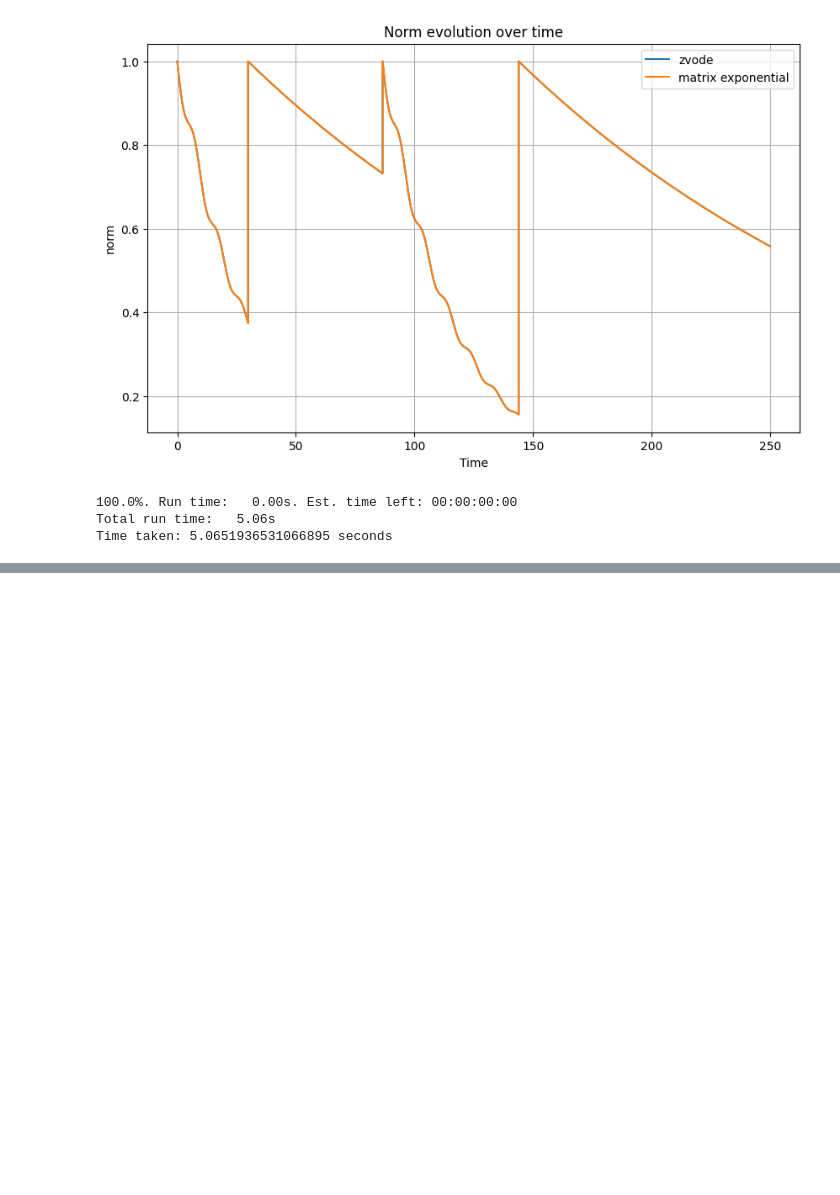
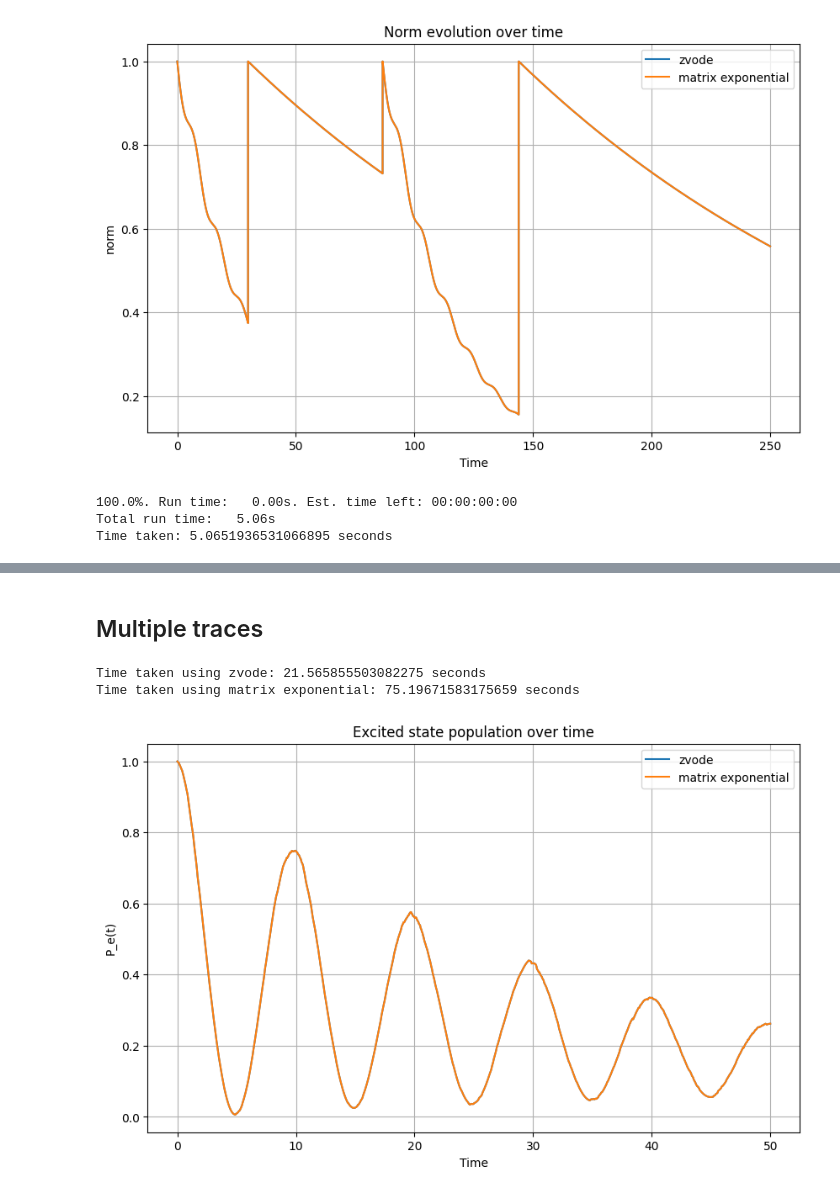
Before and after one commit to p-pietro/tp4-exercises, a Jupyter notebook: python/montecarlo.ipynb, the cells around one changed output, grey strips where cells are left out. Drawn from its saved outputs; the diff is of its cells as text; code cells hidden in the pictures; blank space fills up the shorter version.

Commit message:
implement average and parameters

```diff
--- a/python/montecarlo.ipynb
+++ b/python/montecarlo.ipynb
@@ -289,0 +292,32 @@ Text(0.5, 1.0, 'Vacuum Rabi oscillations at T=0.1')
+# %% [markdown]
+## Multiple traces
+# %%
+times = np.linspace(0, 50, 1000)
+
+start_time = time.time()
+result_ode = montecarlo_average(H, c_op_list, psi0, times, 500, sp @ sm, 42, True)
+
+end_time = time.time()
+print(f"Time taken using zvode: {end_time - start_time} seconds")
+
+start_time = time.time()
+result_exp = montecarlo_average(H, c_op_list, psi0, times, 500, sp @ sm, 42, False)
+
+end_time = time.time()
+print(f"Time taken using matrix exponential: {end_time - start_time} seconds")
+
+
+plt.figure(figsize=(10, 6))
+
+plt.plot(times, result_ode, label="zvode")
+plt.plot(times, result_exp, label="matrix exponential")
+plt.xlabel("Time")
+plt.ylabel("P_e(t)")
+plt.title("Excited state population over time")
+plt.legend()
+
+plt.grid(True)
+# %% [output]
+Time taken using zvode: 21.565855503082275 seconds
+Time taken using matrix exponential: 75.19671583175659 seconds
+[figure, added]
```
Also changed, not shown: parts of 3 cells of this notebook, 6 other files.
